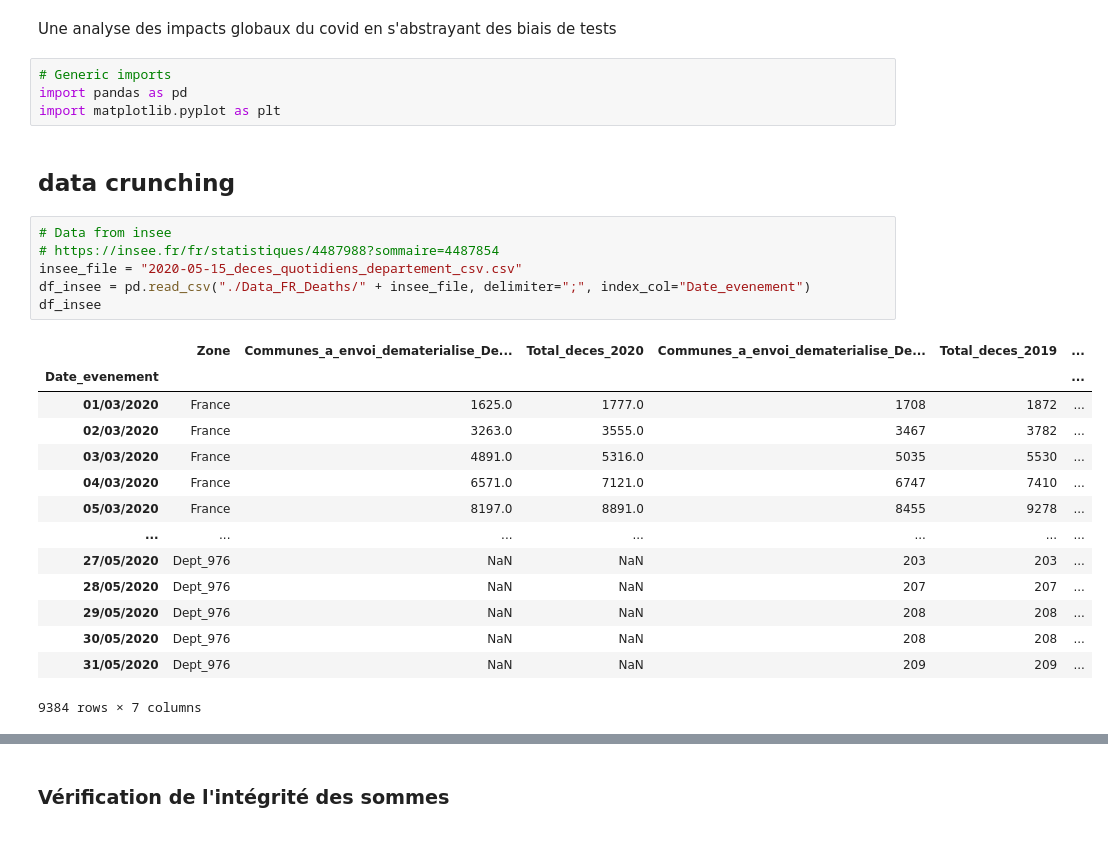
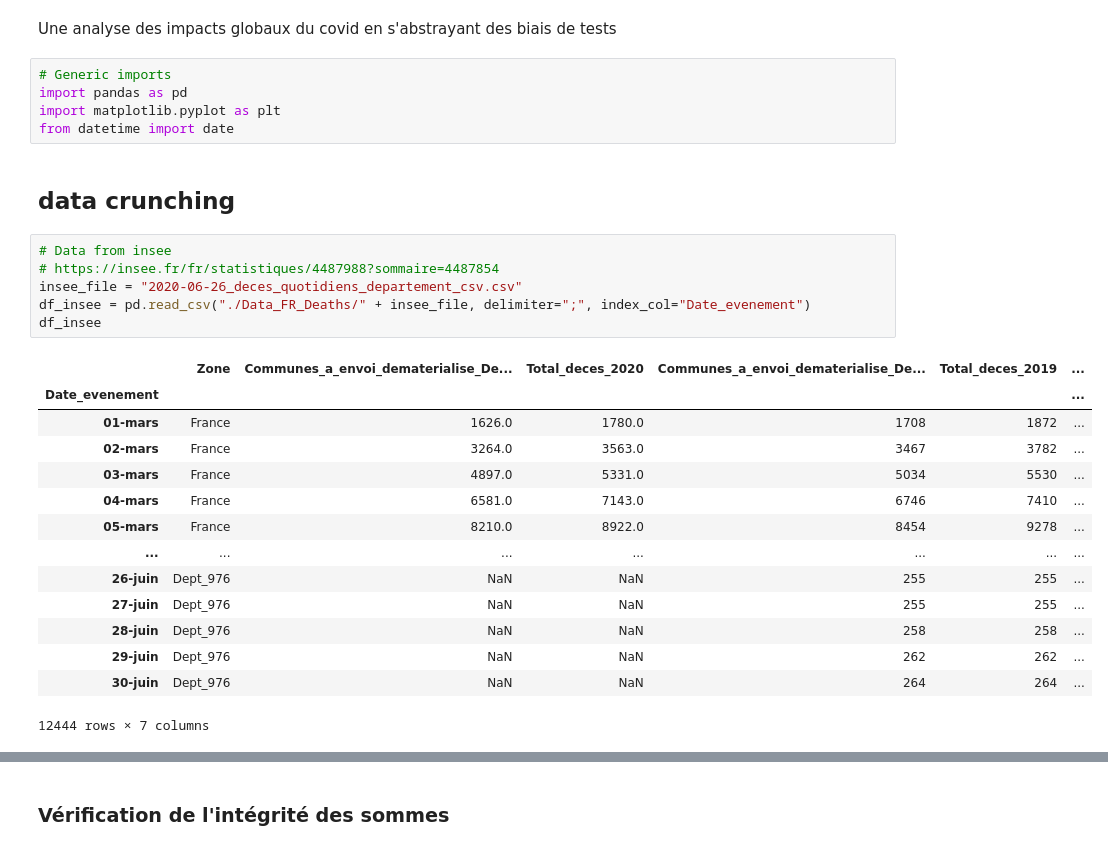
Before and after one commit to makiwara-fr/covid19-analyse, a Jupyter notebook: fr_deaths.ipynb, the cells around one changed output, grey strips where cells are left out. Drawn from its saved outputs; the diff is of its cells as text.

```diff
--- a/fr_deaths.ipynb
+++ b/fr_deaths.ipynb
@@ -6,26 +6,27 @@ Une analyse des impacts globaux du covid en s'abstrayant des biais de tests
 # Generic imports
 import pandas as pd
 import matplotlib.pyplot as plt
+from datetime import date
 # %% [markdown]
 ## data crunching
 # %%
 # Data from insee
 # https://insee.fr/fr/statistiques/4487988?sommaire=4487854
-insee_file = "2020-05-15_deces_quotidiens_departement_csv.csv"
+insee_file = "2020-06-26_deces_quotidiens_departement_csv.csv"
 df_insee = pd.read_csv("./Data_FR_Deaths/" + insee_file, delimiter=";", index_col="Date_evenement")
 df_insee
 # %% [output]
 |  | Zone | Communes_a_envoi_dematerialise_De... | Total_deces_2020 | Communes_a_envoi_dematerialise_De... | Total_deces_2019 | ... |
 | Date_evenement |  |  |  |  |  | ... |
-| 01/03/2020 | France | 1625.0 | 1777.0 | 1708 | 1872 | ... |
-| 02/03/2020 | France | 3263.0 | 3555.0 | 3467 | 3782 | ... |
-| 03/03/2020 | France | 4891.0 | 5316.0 | 5035 | 5530 | ... |
-| 04/03/2020 | France | 6571.0 | 7121.0 | 6747 | 7410 | ... |
-| 05/03/2020 | France | 8197.0 | 8891.0 | 8455 | 9278 | ... |
+| 01-mars | France | 1626.0 | 1780.0 | 1708 | 1872 | ... |
+| 02-mars | France | 3264.0 | 3563.0 | 3467 | 3782 | ... |
+| 03-mars | France | 4897.0 | 5331.0 | 5034 | 5530 | ... |
+| 04-mars | France | 6581.0 | 7143.0 | 6746 | 7410 | ... |
+| 05-mars | France | 8210.0 | 8922.0 | 8454 | 9278 | ... |
 | ... | ... | ... | ... | ... | ... | ... |
-| 27/05/2020 | Dept_976 | NaN | NaN | 203 | 203 | ... |
-| 28/05/2020 | Dept_976 | NaN | NaN | 207 | 207 | ... |
-| 29/05/2020 | Dept_976 | NaN | NaN | 208 | 208 | ... |
-| 30/05/2020 | Dept_976 | NaN | NaN | 208 | 208 | ... |
-| 31/05/2020 | Dept_976 | NaN | NaN | 209 | 209 | ... |
+| 26-juin | Dept_976 | NaN | NaN | 255 | 255 | ... |
+| 27-juin | Dept_976 | NaN | NaN | 255 | 255 | ... |
+| 28-juin | Dept_976 | NaN | NaN | 258 | 258 | ... |
+| 29-juin | Dept_976 | NaN | NaN | 262 | 262 | ... |
+| 30-juin | Dept_976 | NaN | NaN | 264 | 264 | ... |
-9384 rows × 7 columns
+12444 rows × 7 columns
```
Also changed, not shown: parts of 8 cells of this notebook, 1 other file.
